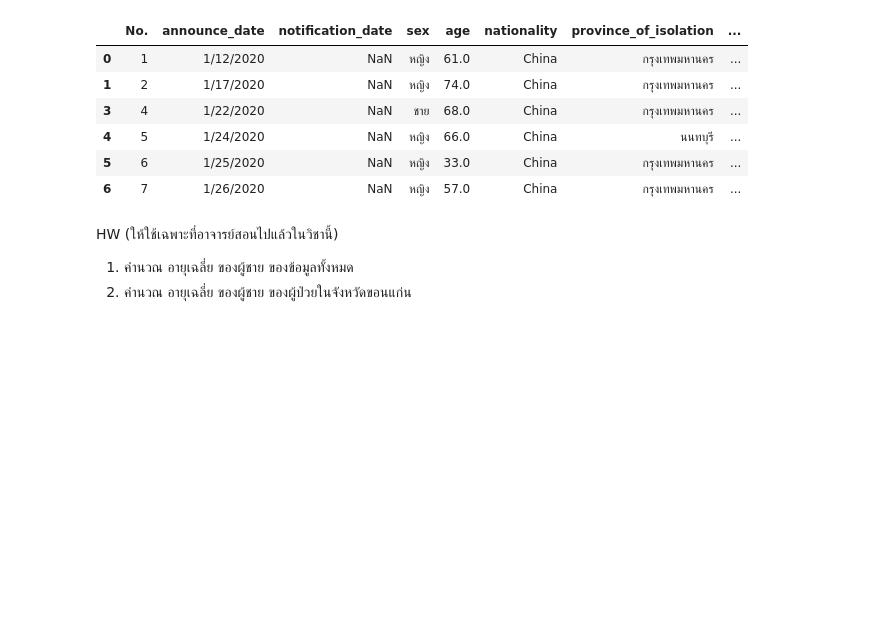
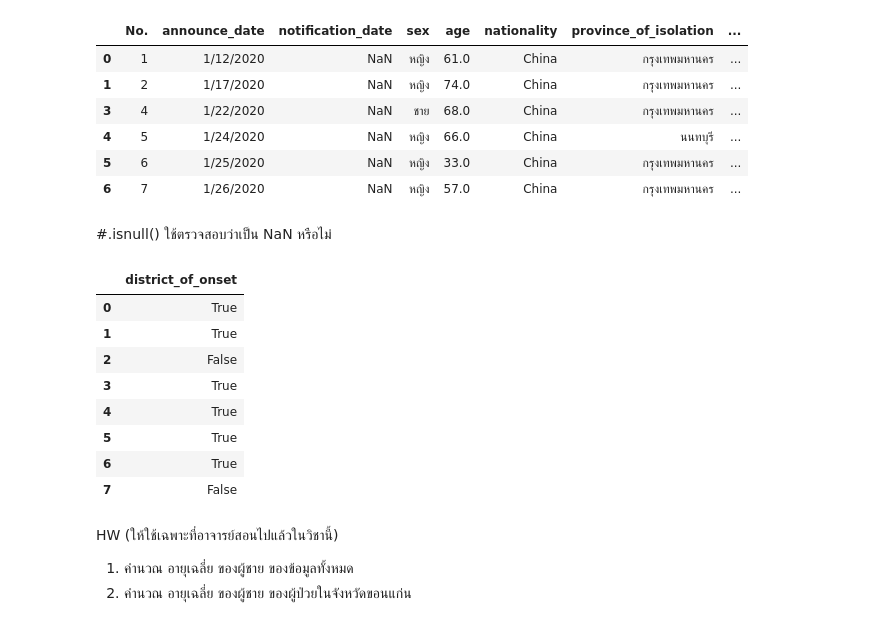
Before and after one commit to SuwareeThammakoonsate/data_viz_2022, a Jupyter notebook: Pandas101.ipynb, the cells around one changed output. Saved outputs shown, nothing was run; the diff lists cells and outputs as text; code cells hidden in the pictures; blank space fills up the shorter version.

```diff
--- a/Pandas101.ipynb
+++ b/Pandas101.ipynb
@@ -253,6 +253,20 @@ eight_rows_covid[eight_rows_covid['province_of_onset'] == 'กรุงเทพ
 | 4 | 5 | 1/24/2020 | NaN | หญิง | 66.0 | China | นนทบุรี | ... |
 | 5 | 6 | 1/25/2020 | NaN | หญิง | 33.0 | China | กรุงเทพมหานคร | ... |
 | 6 | 7 | 1/26/2020 | NaN | หญิง | 57.0 | China | กรุงเทพมหานคร | ... |
+# %% [markdown]
+#.isnull() ใช้ตรวจสอบว่าเป็น NaN หรือไม่
+# %%
+eight_rows_covid[['district_of_onset']].isnull()
+# %% [output]
+|  | district_of_onset |
+| 0 | True |
+| 1 | True |
+| 2 | False |
+| 3 | True |
+| 4 | True |
+| 5 | True |
+| 6 | True |
+| 7 | False |
 # %% [markdown]
 HW (ให้ใช้เฉพาะที่อาจารย์สอนไปแล้วในวิชานี้)
 
```
Also changed, not shown: parts of 23 cells of this notebook.
